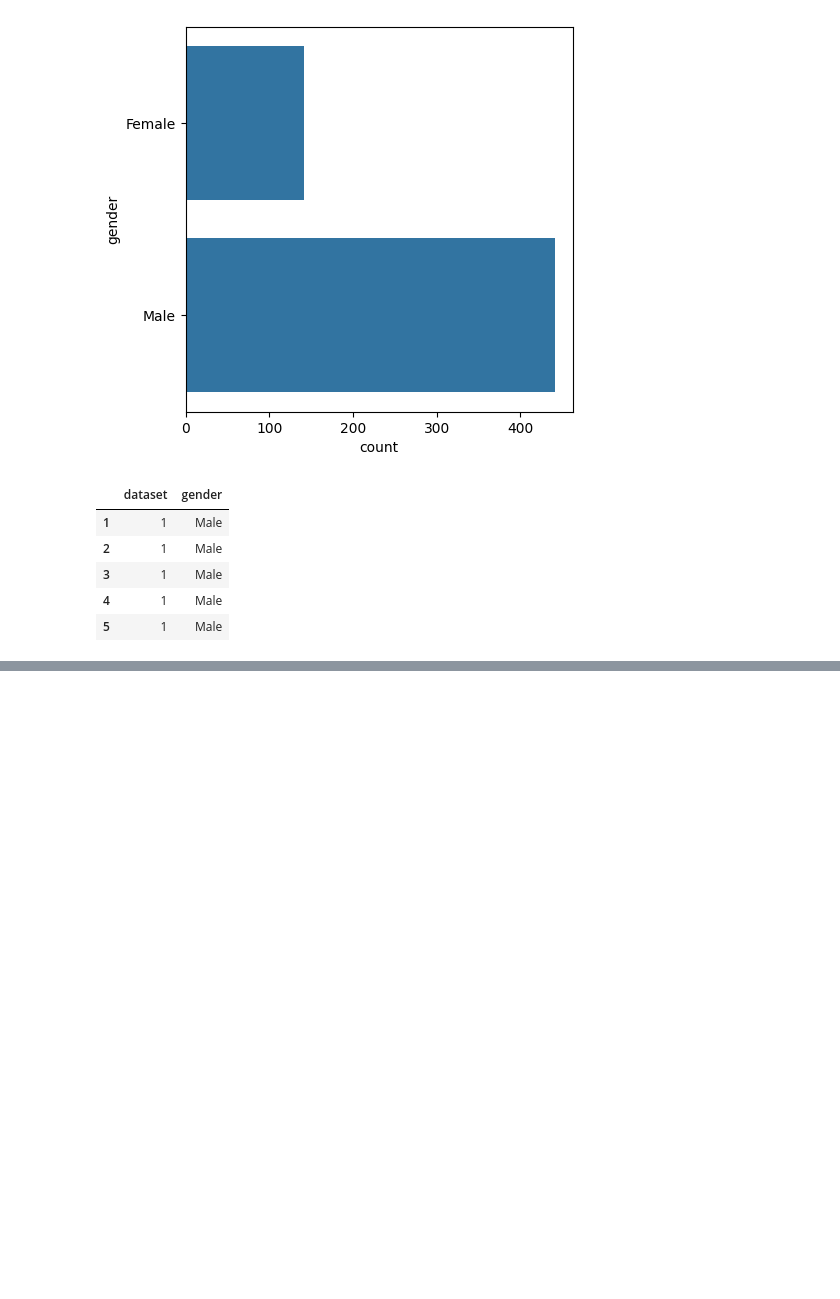
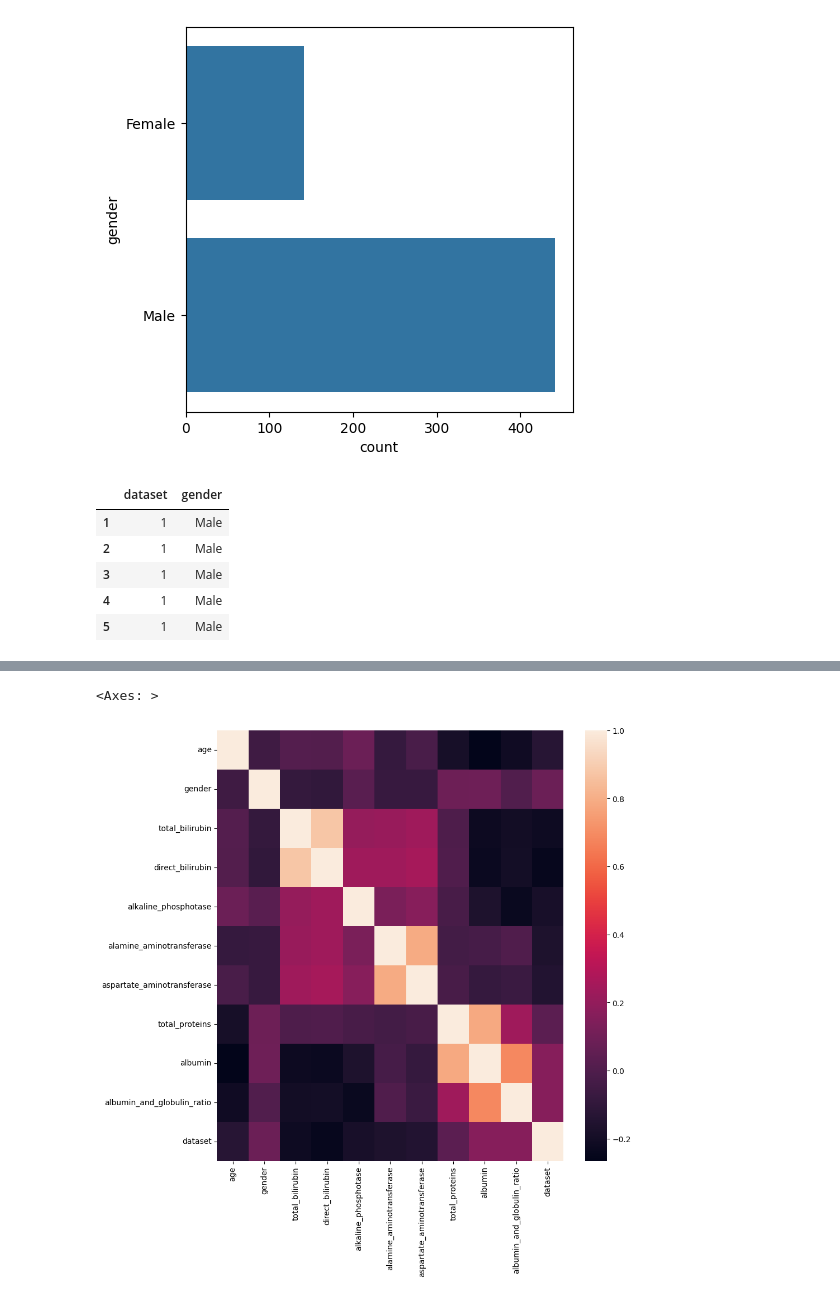
Before and after one commit to msandhiya07/Multidiseasesds, a Jupyter notebook: multidiseases.ipynb, the cells around one changed output, grey strips where cells are left out. Drawn from its saved outputs; the diff is of its cells as text; code cells hidden in the pictures; blank space fills up the shorter version.

```diff
--- a/multidiseases.ipynb
+++ b/multidiseases.ipynb
@@ -691,0 +705,8 @@ l_df[l_df['gender']=='Male'][['dataset','gender']].head()
+# %%
+#categorical calue handling
+def convertgender(x):
+    if x== 'Male':
+        return 0
+    else:
+     return 1
+l_df['gender']=l_df['gender'].map(convertgender)
@@ -691,0 +737,9 @@ l_df[l_df['gender']=='Male'][['dataset','gender']].head()
+# %%
+#Positive Correlation-> one feature increases other alse increases
+#Negative Correlation-> one feature increases other alse decreases
+#closer to 0-> waek relationship
+plt.figure(figsize=(10, 10))
+sns.heatmap(l_df.corr())
+# %% [output]
+<Axes: >
+[figure, added]
```
Also changed, not shown: parts of 25 cells of this notebook.
